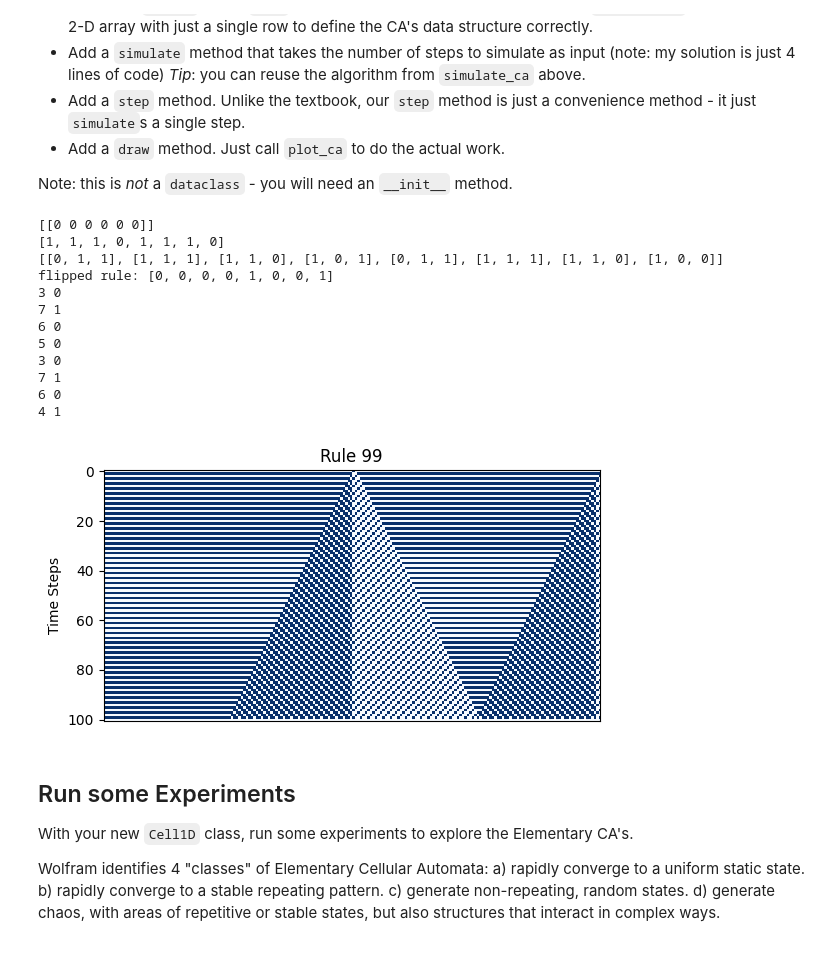
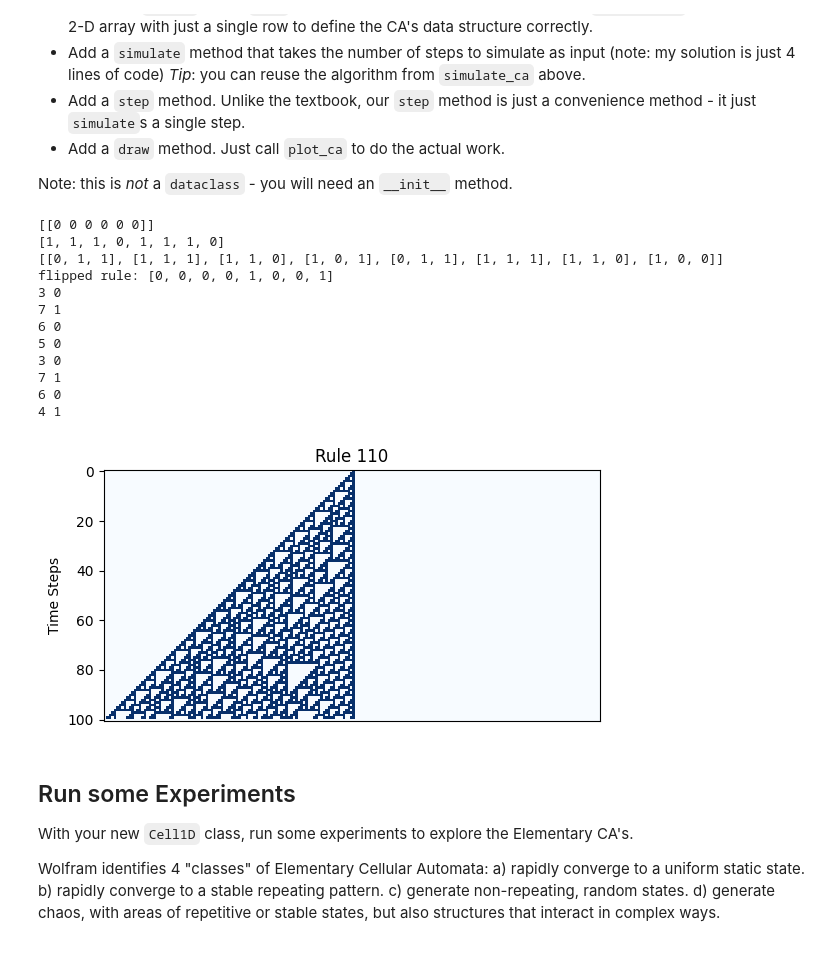
Before and after one commit to blabossiere/cap-comp215, a Jupyter notebook: labs/lab05-CA-1D.ipynb, the cells around one changed output. Saved outputs shown, nothing was run; the diff lists cells and outputs as text; code cells hidden in the pictures.

```diff
--- a/labs/lab05-CA-1D.ipynb
+++ b/labs/lab05-CA-1D.ipynb
@@ -319,35 +319,35 @@ b = Cell1D.neighbourhoods_to_neighbourhood_count(carson, neighbourhoods1)
 
 #print([0] * 8)
 
 carson.step([1, 1, 1, 0, 1, 1, 1, 0], [0, 0, 0, 0, 1, 0, 0, 1], b)
 
 dean = Cell1D(90, length, single_centre_array(length), n_steps = 10)
 int_rule = Cell1D.int_to_binary_rule(dean, 90)
 flipped_rule = Cell1D.flipped_int_to_binary_rule(dean, int_rule)
 
 # Draw CA
 
-number = 99 # rule number
+number = 110 # rule number
 
 ed = Cell1D(number, length, single_centre_array(length), 100)
 
 rule_number = get_lookup_table(number)
 ca_timesteps = Cell1D.simulate(ed, 200, 100, rule_number)
 plot_ca(ca_timesteps, title=f'Rule ' + str(number))
 # %% [output]
 [[0 0 0 0 0 0]]
 [1, 1, 1, 0, 1, 1, 1, 0]
 [[0, 1, 1], [1, 1, 1], [1, 1, 0], [1, 0, 1], [0, 1, 1], [1, 1, 1], [1, 1, 0], [1, 0, 0]]
 flipped rule: [0, 0, 0, 0, 1, 0, 0, 1]
 3 0
 7 1
 6 0
 5 0
 3 0
 7 1
 6 0
 4 1
-[figure, old version]
+[figure, new version]
 # %% [markdown]
 ## Run some Experiments
 With your new `Cell1D` class, run some experiments to explore the Elementary CA's.
```
Also changed, not shown: parts of 2 cells of this notebook.
